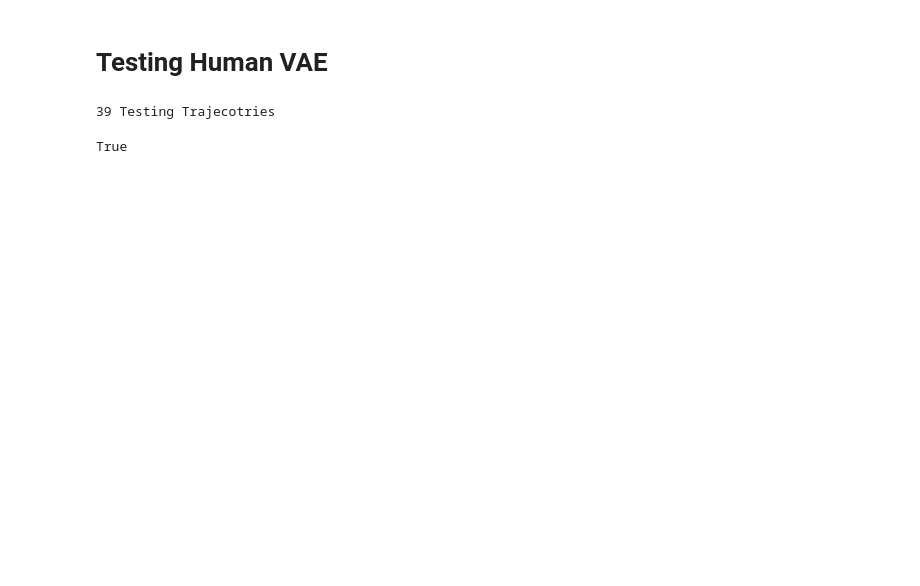
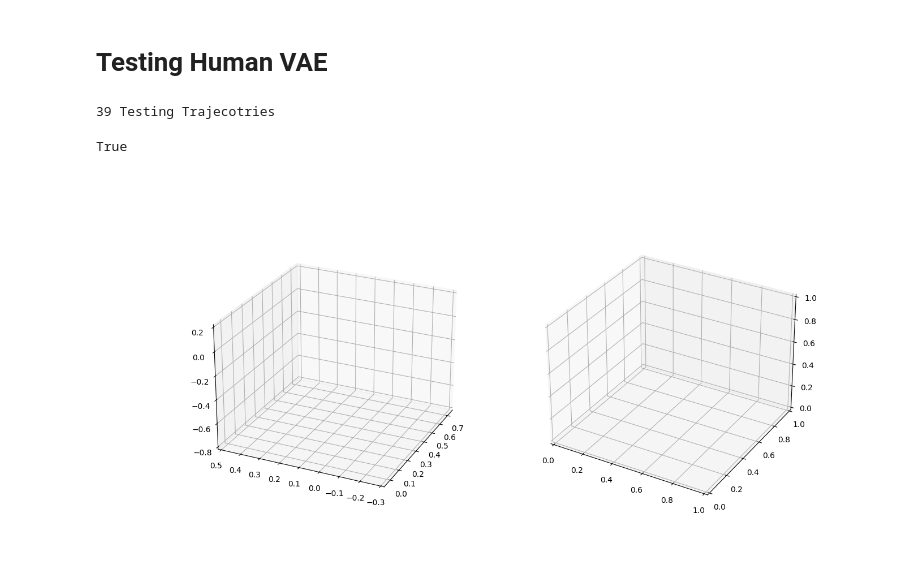
Before and after one commit to souljaboy764/buetepage-phri, a Jupyter notebook: test_tdm.ipynb, the cells around one changed output. Drawn from its saved outputs; the diff is of its cells as text; code cells hidden in the pictures; blank space fills up the shorter version.

Commit message:
visualizing bp_hh_3joints_xvel

```diff
--- a/test_tdm.ipynb
+++ b/test_tdm.ipynb
@@ -14,7 +14,7 @@ from utils import *
 torch.autograd.set_detect_anomaly(True)
 device = torch.device("cuda" if torch.cuda.is_available() else "cpu")
 # %%
-tdm_ckpt = 'logs/2023/05081827/tdm/models/tdm_final.pth' # input()
+tdm_ckpt = 'logs/2023/hh_20hz_3joints_xvel/tdm/models/tdm_final.pth' # input()
 
 tdm_hyperparams = np.load(os.path.join(os.path.dirname(tdm_ckpt),'tdm_hyperparams.npz'), allow_pickle=True)
 tdm_args = tdm_hyperparams['args'].item()
@@ -40,7 +40,7 @@ with np.load(tdm_args.src, allow_pickle=True) as data:
 	lens = []
 	for traj in test_data:
 		lens.append(traj.shape[0])
-	padded_sequences = pad_sequence(test_data, batch_first=True, padding_value=1.)
+	# padded_sequences = pad_sequence(test_data, batch_first=True, padding_value=1.)
 # %% [output]
 39 Testing Trajecotries
 # %%
@@ -79,52 +81,63 @@ import matplotlib.pyplot as plt
 from utils import *
 import asyncio
 
-x2_tdm_out = x2_tdm_out.detach().cpu().numpy()
+x1_vae_out = x1_vae_out.detach().cpu().numpy()[0].reshape((-1, 5, 3, 6))
+x2_vae_out = x2_vae_out.detach().cpu().numpy()[0].reshape((-1, 5, 3, 6))
 
-z1_x1 = z1_x1.detach().cpu().numpy()
-z2_x2 = z2_x2.detach().cpu().numpy()
-z1_d1 = z1_d1.detach().cpu().numpy()
-z2_d1 = z2_d1.detach().cpu().numpy()
+x2_tdm_out = x2_tdm_out.detach().cpu().numpy()[0].reshape((-1, 5, 3, 6))
 
-fig = plt.figure()
+z1_x1 = z1_x1.detach().cpu().numpy()[0]
+z2_x2 = z2_x2.detach().cpu().numpy()[0]
+z1_d1 = z1_d1.detach().cpu().numpy()[0]
+z2_d2 = z2_d2.detach().cpu().numpy()[0]
+z2_d1 = z2_d1.detach().cpu().numpy()[0]
+
+fig = plt.figure(figsize=(14,7))
 ax = fig.add_subplot(1,2,1, projection='3d')
 # plt.ion()
 ax.view_init(25, -155)
 ax.set_xlim3d([-0.05, 0.75])
 ax.set_ylim3d([-0.3, 0.5])
 ax.set_zlim3d([-0.8, 0.2])
 ax2 = fig.add_subplot(1,2,2, projection='3d')
 async def update():
     global ax
-    for i in range(10):
+    for i in range(7,8):
         N = test_data_np[i].shape[0]
-        test_data = np.vstack([test_data_np[i][:, :480], test_data_np[i][:, 480:960]]).reshape((2*N, 40,4,3))
-        x2_gen = x2_tdm_out[i, :N].reshape((N, 40,4,3))
+        test_data = np.vstack([test_data_np[i][:, :90], test_data_np[i][:, 90:180]]).reshape((2*N, 5, 3, 6))
+        # x2_gen = x2_tdm_out[i, :N].reshape((N, 40,4,3))
 
-        z1_x1_i = z1_x1[i, :N]
-        z2_x2_i = z2_x2[i, :N]
-        z1_d1_i = z1_d1[i, :N]
-        z2_d1_i = z2_d1[i, :N]
-        for frame_idx in range(N):
+        z1_x1_i = z1_x1#[i, :N]
+        z2_x2_i = z2_x2#[i, :N]
+        z1_d1_i = z1_d1#[i, :N]
+        z2_d2_i = z2_d2#[i, :N]
+        z2_d1_i = z2_d1#[i, :N]
+        for frame_idx in range(0,N,5):
             ax = reset_axis(ax)
-            ax = visualize_skeleton(ax, test_data[frame_idx], markerfacecolor='r', linestyle='-', alpha=0.5)
+            ax = visualize_skeleton(ax, test_data[frame_idx], markerfacecolor='r', linestyle='-')
+            # ax = visualize_skeleton(ax, x1_vae_out[frame_idx], markerfacecolor='m', linestyle='--')
             # ax = visualize_skeleton(ax, x_gen[frame_idx], markerfacecolor='m', linestyle='--', alpha=0.2)
 
-            test_data[N+frame_idx, ..., 0] = 0.7 - test_data[frame_idx, ..., 0]
+            test_data[N+frame_idx, ..., 0] = 0.7 - test_data[N+frame_idx, ..., 0]
             test_data[N+frame_idx, ..., 1] = 0.2 - test_data[N+frame_idx, ..., 1]
-            x2_gen[frame_idx, ..., 0] = 0.7 - x2_gen[frame_idx, ..., 0]
-            x2_gen[frame_idx, ..., 1] = 0.2 - x2_gen[frame_idx, ..., 1]
+            x2_vae_out[frame_idx, ..., 0] = 0.7 - x2_vae_out[frame_idx, ..., 0]
+            x2_vae_out[frame_idx, ..., 1] = 0.2 - x2_vae_out[frame_idx, ..., 1]
+            x2_tdm_out[frame_idx, ..., 0] = 0.7 - x2_tdm_out[frame_idx, ..., 0]
+            x2_tdm_out[frame_idx, ..., 1] = 0.2 - x2_tdm_out[frame_idx, ..., 1]
 
-            ax = visualize_skeleton(ax, test_data[N+frame_idx], markerfacecolor='b', linestyle='-', alpha=0.5)
-            ax = visualize_skeleton(ax, x2_gen[frame_idx], markerfacecolor='g', linestyle='--', alpha=0.2)
+            ax = visualize_skeleton(ax, test_data[N+frame_idx], markerfacecolor='b', linestyle='-')
+            ax = visualize_skeleton(ax, x2_tdm_out[frame_idx], markerfacecolor='c', linestyle='--')
+            # ax = visualize_skeleton(ax, x2_gen[frame_idx], markerfacecolor='g', linestyle='--', alpha=0.2)
 
             ax2.scatter(z1_x1_i[frame_idx, 0], z1_x1_i[frame_idx, 1], z1_x1_i[frame_idx, 2], color='r', marker='o')
             ax2.scatter(z2_x2_i[frame_idx, 0], z2_x2_i[frame_idx, 1], z2_x2_i[frame_idx, 2], color='b', marker='o')
-            ax2.scatter(z1_d1_i[frame_idx, 0], z1_d1_i[frame_idx, 1], z1_d1_i[frame_idx, 2], color='k', marker='^')
-            # ax2.scatter(z2_d1_i[frame_idx, 0], z2_d1_i[frame_idx, 1], z2_d1_i[frame_idx, 2], color='g', marker='^')
+            ax2.scatter(z1_d1_i[frame_idx, 0], z1_d1_i[frame_idx, 1], z1_d1_i[frame_idx, 2], color='m', marker='o')
+            ax2.scatter(z2_d2_i[frame_idx, 0], z2_d1_i[frame_idx, 1], z2_d1_i[frame_idx, 2], color='c', marker='^')
 
             fig.canvas.draw_idle()
             fig.canvas.flush_events()
             await asyncio.sleep(0.001)
 loop = asyncio.get_event_loop()
 loop.create_task(update());
+# %% [output]
+[figure, added]
```
Also changed, not shown: parts of 1 cell of this notebook, 1 other file.
